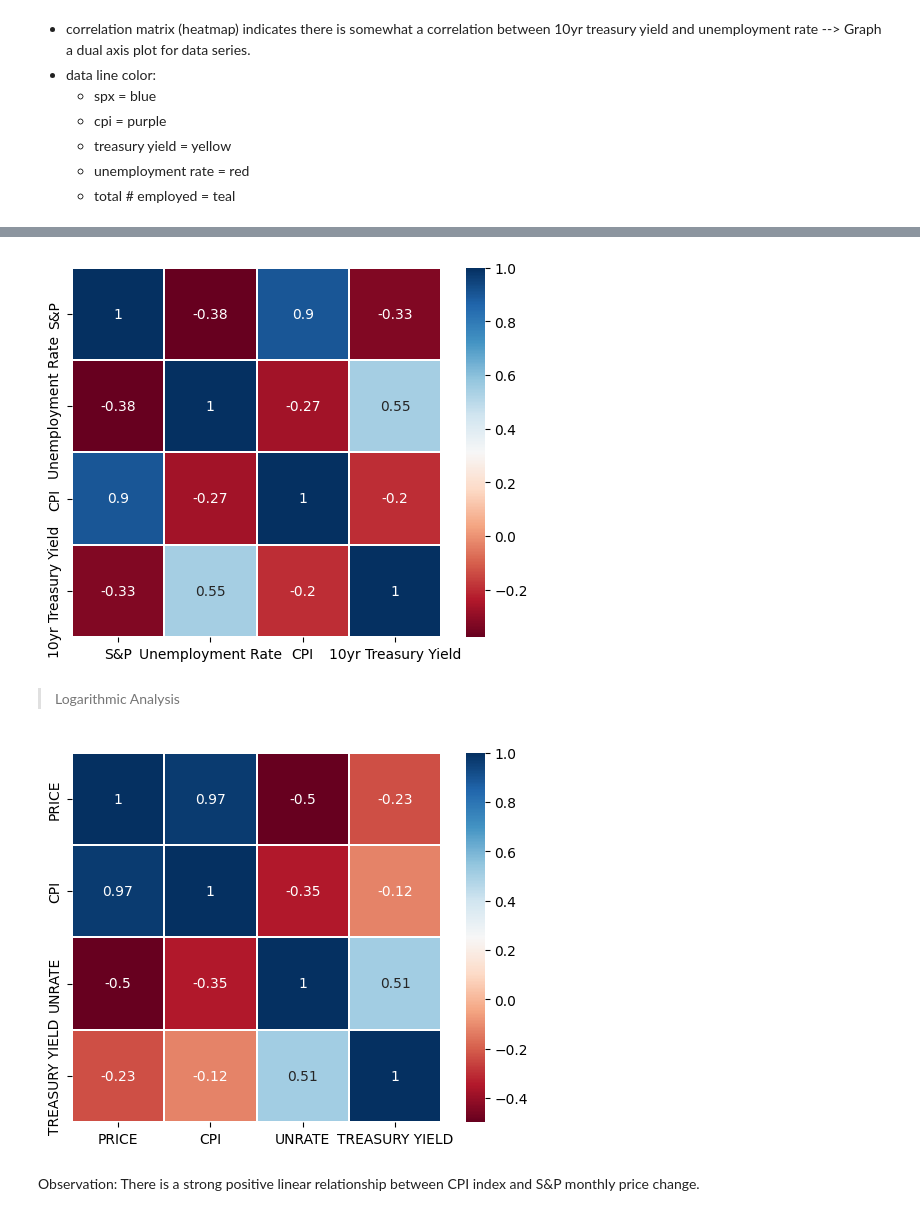
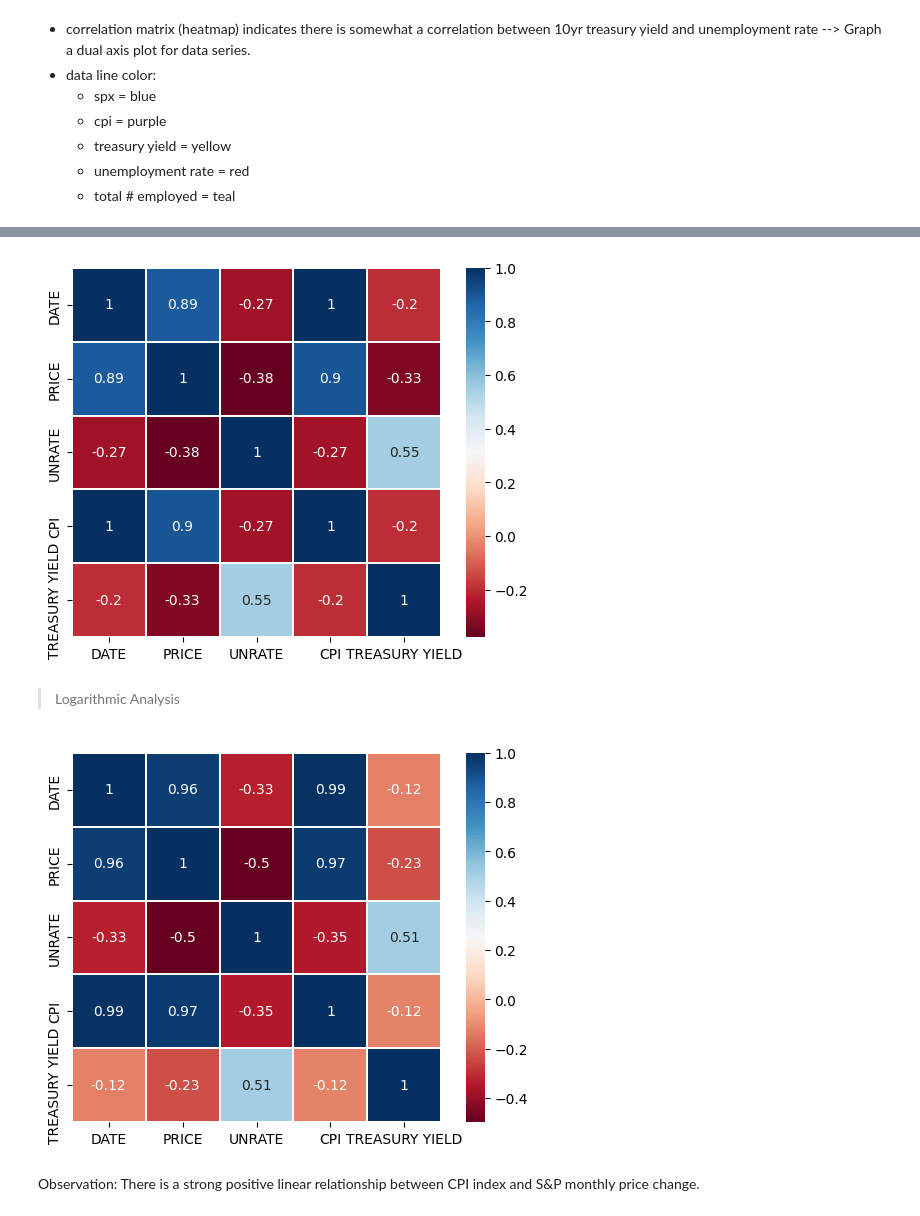
Before and after one commit to junjslee/Predicting-S-P-500-Market-Trends-using-Macro-Economic-Indicators-with-Python, a Jupyter notebook: Python-SPX_DataMining (factor=UNRATE,CPI,10yrTreasury).ipynb, the cells around one changed output, grey strips where cells are left out. Saved outputs shown, nothing was run; the diff lists cells and outputs as text; code cells hidden in the pictures.

```diff
--- a/Python-SPX_DataMining (factor=UNRATE,CPI,10yrTreasury).ipynb
+++ b/Python-SPX_DataMining (factor=UNRATE,CPI,10yrTreasury).ipynb
@@ -437,0 +412,11 @@ def createHeatmap(dataframe):
+# %%
+def to_integer(dt_time):
+    return 10000*dt_time.year + 100*dt_time.month + dt_time.day
+
+time = []
+for i in df_all['DATE']:
+    t = to_integer(i) # datetime.strptime(i, '%m/%d/%y')
+    d = {'DATE': t}
+    time.append(d)
+df = pd.DataFrame(time)
+df
@@ -437,0 +437,4 @@ def createHeatmap(dataframe):
+# %%
+data = pd.concat([df, df_spx['PRICE'],df_unemploymentRate['UNRATE'],df_cpi['CPI'],df_treasuryYield['TREASURY YIELD']],axis = 1)
+data.columns = ['DATE','PRICE','UNRATE','CPI','TREASURY YIELD']
+data
@@ -438,19 +455,19 @@ def createHeatmap(dataframe):
 # %%
 createHeatmap(data)
 # %% [output]
-[figure, old version]
+[figure, new version]
 # %% [markdown]
 >Logarithmic Analysis
 # %%
 def logDataFrame(dataframe):
     df = dataframe
-    df = df[['PRICE','CPI','UNRATE','TREASURY YIELD']] = np.log(df[['PRICE','CPI','UNRATE','TREASURY YIELD']])
+    df = np.log(df)
     return df
 # %%
-df_log = logDataFrame(df_all)
+df_log = logDataFrame(data)
 createHeatmap(df_log)
 # %% [output]
-[figure, old version]
+[figure, new version]
 # %% [markdown]
 Observation:
 There is a strong positive linear relationship between CPI index and S&P monthly price change.
```
Also changed, not shown: parts of 36 cells of this notebook.
